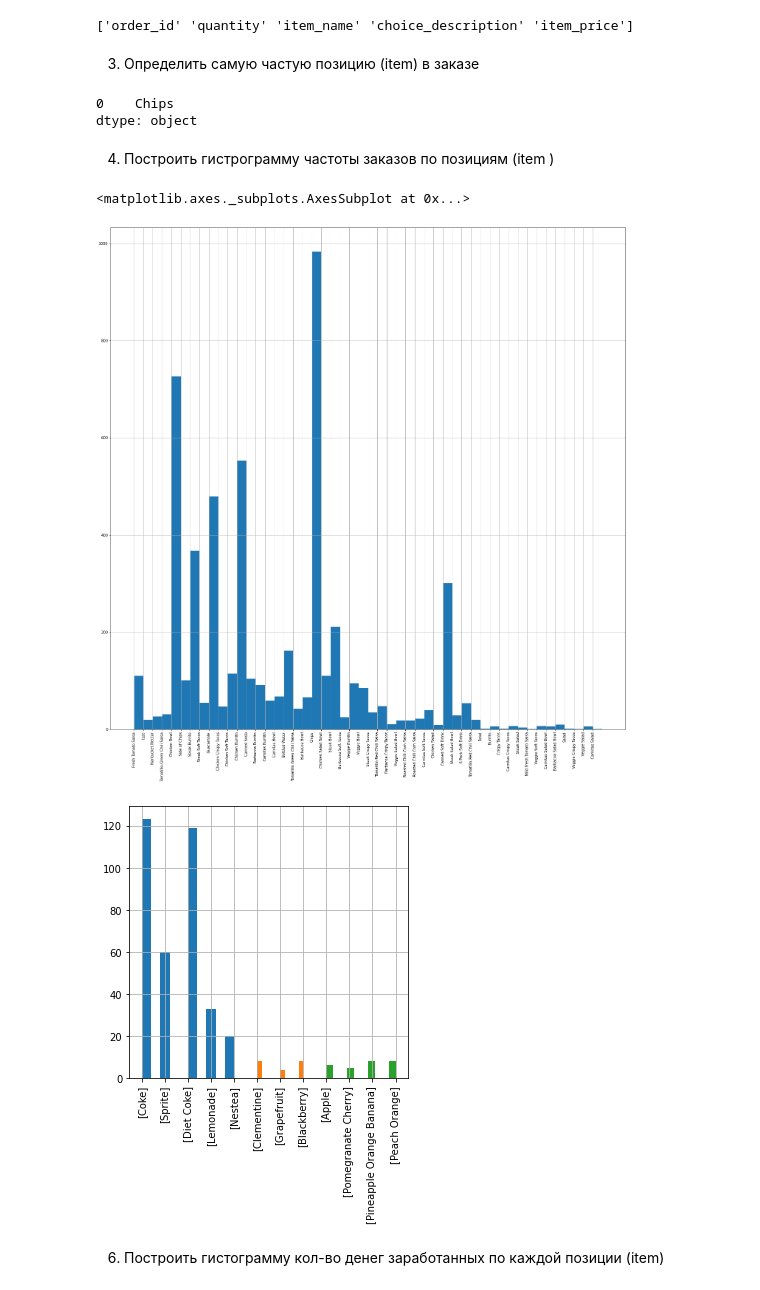
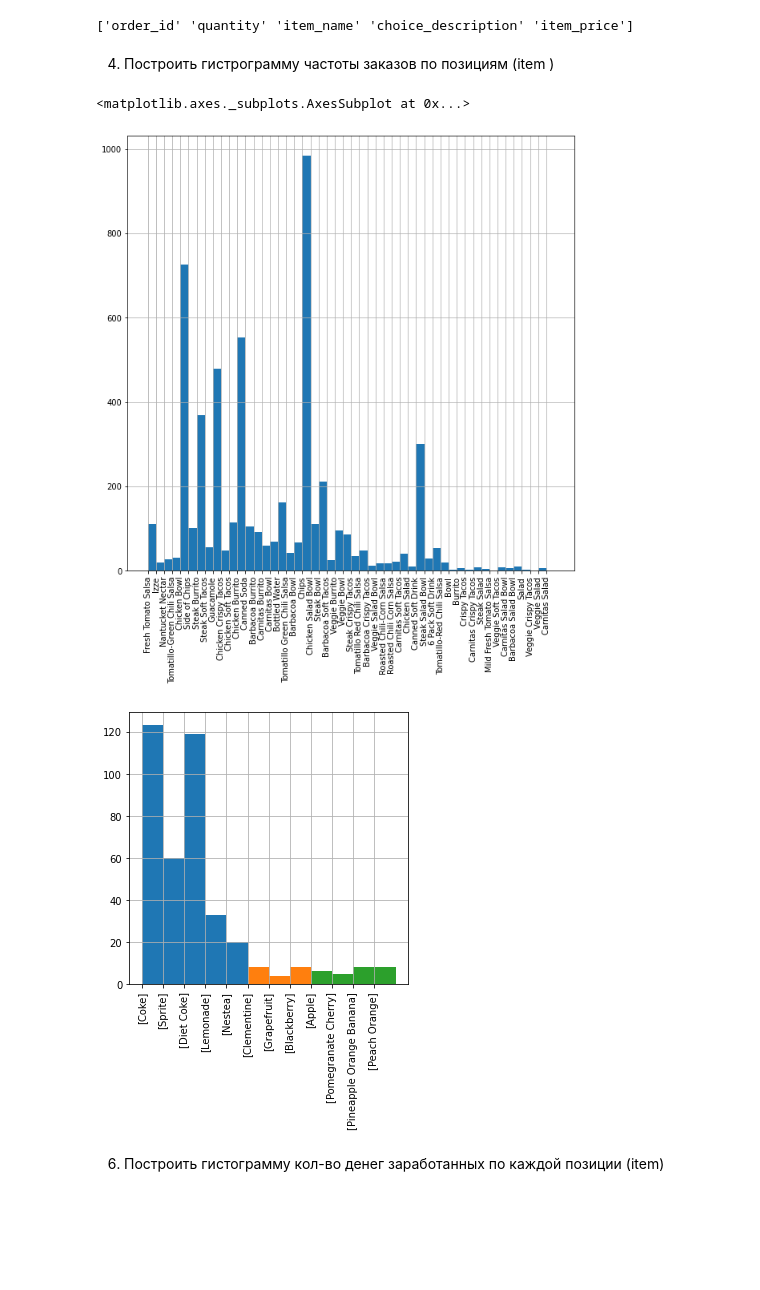
Before and after one commit to Alyona18/intelligent-systems-HW, a Jupyter notebook: first/Pandas.ipynb, the cells around one changed output. Drawn from its saved outputs; the diff is of its cells as text; code cells hidden in the pictures; blank space fills up the shorter version.

```diff
--- a/first/Pandas.ipynb
+++ b/first/Pandas.ipynb
@@ -41,38 +58,30 @@ columns_names = df.columns.values
 print(columns_names)
 # %% [output]
 ['order_id' 'quantity' 'item_name' 'choice_description' 'item_price']
-# %% [markdown]
-3. Определить самую частую позицию (item) в заказе
-# %%
-df.item_name.mode()
-# %% [output]
-0    Chips
-dtype: object
 # %% [markdown]
 4. Построить гистрограмму частоты заказов по позициям (item )
 # %%
- import matplotlib.pyplot as plt
+# графики построены с учетом приведения к атомарности item_name
 
-
-fig = plt.figure(figsize = (25,25))
+fig = plt.figure(figsize = (10,10))
 ax = fig.gca()
 df['item_name'].hist(ax = ax, xrot = 90, bins=50, range=(0,50))
 
 
 sub_of_Drink = df[df.item_name.str.contains('Drink')]
 fig = plt.figure(figsize = (5,5))
 bx = fig.gca()
-sub_of_Drink['choice_description'].hist(ax=bx, xrot = 90)
+sub_of_Drink['choice_description'].hist(ax=bx, bins = 5, xrot = 90, range=(0,5))
 
 sub_of_Izze = df[df.item_name.str.contains('Izze')]
-sub_of_Izze['choice_description'].hist(ax=bx, xrot = 90)
+sub_of_Izze['choice_description'].hist(ax=bx, bins = 3, range =(5,8),  xrot = 90)
 
 sub_of_Nectar = df[df.item_name.str.contains('Nectar')]
-sub_of_Nectar['choice_description'].hist(ax=bx, xrot = 90)
+sub_of_Nectar['choice_description'].hist(ax=bx, bins=4, range=(8,12), xrot = 90)
 # %% [output]
 <matplotlib.axes._subplots.AxesSubplot at 0x...>
-[figure, old version]
+[figure, new version]
-[figure, old version]
+[figure, new version]
 # %% [markdown]
 6. Построить гистограмму кол-во денег заработанных по каждой позиции (item)
 # %%
```
Also changed, not shown: parts of 27 cells of this notebook.
